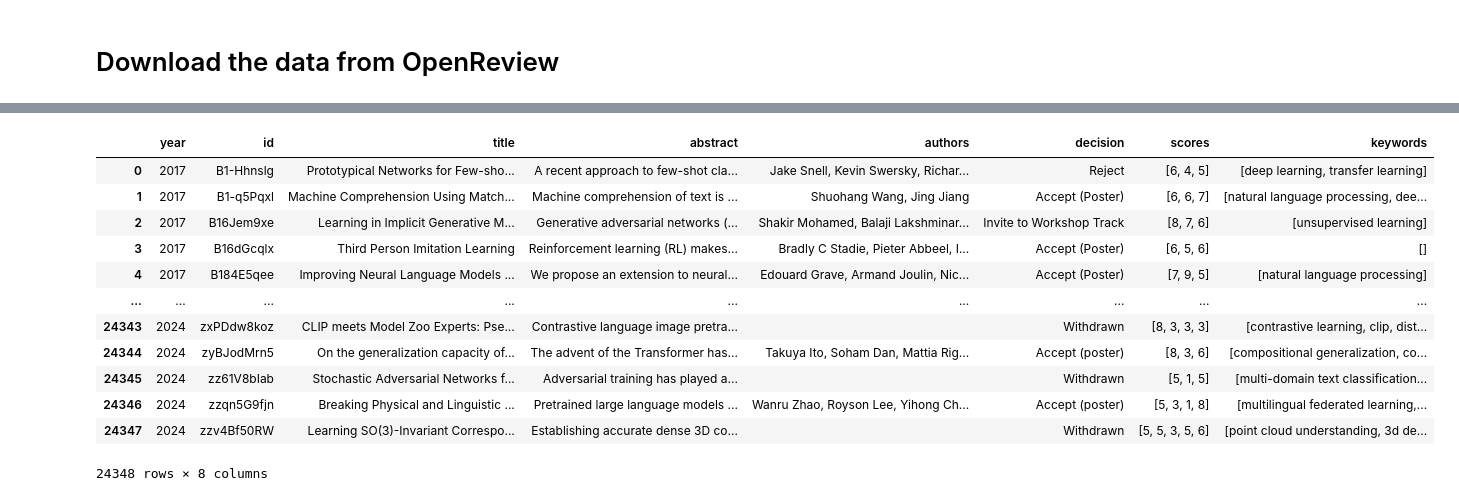
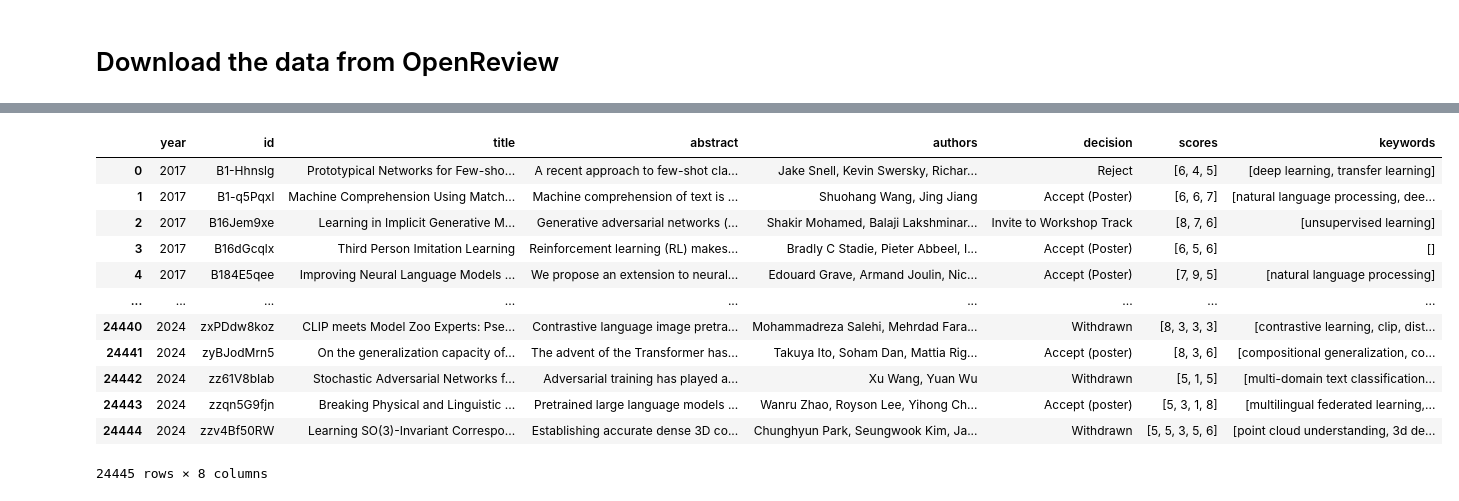
Before and after one commit to berenslab/iclr-dataset, a Jupyter notebook: scripts/01-dk-scrape-openreview.ipynb, the cells around one changed output, grey strips where cells are left out. Saved outputs shown, nothing was run; the diff lists cells and outputs as text; code cells hidden in the pictures.

```diff
--- a/scripts/01-dk-scrape-openreview.ipynb
+++ b/scripts/01-dk-scrape-openreview.ipynb
@@ -167,9 +171,6 @@ ax.set_ylim([5, 500]);
 # API cuts you off every 60 queries, then the code sleeps for 30 seconds
 
 for num, forum_id in enumerate(iclr.id):
-    if iclr.decision[num] == 'Desk rejected':
-        continue
-
     if (num + 1) % 1000 == 0:
         print('*', end='')
     elif (num + 1) % 100 == 0:
@@ -212,23 +213,25 @@ for num, forum_id in enumerate(iclr.id):
         else:
             print(f'No decision found: {num}, {forum_id}')
 
-    if iclr.decision[num] != 'Desk rejected':
-        scores = []
-        for i in range(len(json['notes'])):
-            if ((year < 2023) and (year != 2022)) or (year >= 2024):
-                score_field = 'rating'
+    scores = []
+    for i in range(len(json['notes'])):
+        if ((year < 2023) and (year != 2022)) or (year >= 2024):
+            score_field = 'rating'
+        else:
+            score_field = 'recommendation'
+        if score_field in json['notes'][i]['content']:
+            if year < 2024:
+                score = int(json['notes'][i]['content'][score_field].split(':')[0])
             else:
-                score_field = 'recommendation'
-            if score_field in json['notes'][i]['content']:
-                if year < 2024:
-                    score = int(json['notes'][i]['content'][score_field].split(':')[0])
-                else:
-                    score = int(json['notes'][i]['content'][score_field]['value'].split(':')[0])
-                scores.append(score)
-        iclr.at[num, 'scores'] = scores
+                score = int(json['notes'][i]['content'][score_field]['value'].split(':')[0])
+            scores.append(score)
+    iclr.at[num, 'scores'] = scores
 
 print('')
 
-iclr.to_parquet('../data/iclr24v2.parquet')
+# Sort alphabetically by id within year
+iclr = iclr.sort_values(by=['year', 'id']).reset_index(drop=True)
+
+iclr.to_parquet('../data/iclr24v2a.parquet')
 # %% [output]
 .........*.........*.........*.........*.........*.........*.........*.........*.........*.........*.........*.........*.........*.........*.........*.........*.........*.........*.........*.........* ...
@@ -300,22 +309,16 @@ iclr[avScores >= 9]
 # %%
-# Sort alphabetically by id within year
-
-iclr = iclr.sort_values(by=['year', 'id']).reset_index(drop=True)
-
-iclr.to_parquet('../data/iclr24v2.parquet')
-
 iclr
 # %% [output]
 |  | year | id | title | abstract | authors | decision | scores | keywords |
 | 0 | 2017 | B1-Hhnslg | Prototypical Networks for Few-sho... | A recent approach to few-shot cla... | Jake Snell, Kevin Swersky, Richar... | Reject | [6, 4, 5] | [deep learning, transfer learning] |
 | 1 | 2017 | B1-q5Pqxl | Machine Comprehension Using Match... | Machine comprehension of text is ... | Shuohang Wang, Jing Jiang | Accept (Poster) | [6, 6, 7] | [natural language processing, dee... |
 | 2 | 2017 | B16Jem9xe | Learning in Implicit Generative M... | Generative adversarial networks (... | Shakir Mohamed, Balaji Lakshminar... | Invite to Workshop Track | [8, 7, 6] | [unsupervised learning] |
 | 3 | 2017 | B16dGcqlx | Third Person Imitation Learning | Reinforcement learning (RL) makes... | Bradly C Stadie, Pieter Abbeel, I... | Accept (Poster) | [6, 5, 6] | [] |
 | 4 | 2017 | B184E5qee | Improving Neural Language Models ... | We propose an extension to neural... | Edouard Grave, Armand Joulin, Nic... | Accept (Poster) | [7, 9, 5] | [natural language processing] |
 | ... | ... | ... | ... | ... | ... | ... | ... | ... |
-| 24343 | 2024 | zxPDdw8koz | CLIP meets Model Zoo Experts: Pse... | Contrastive language image pretra... |  | Withdrawn | [8, 3, 3, 3] | [contrastive learning, clip, dist... |
-| 24344 | 2024 | zyBJodMrn5 | On the generalization capacity of... | The advent of the Transformer has... | Takuya Ito, Soham Dan, Mattia Rig... | Accept (poster) | [8, 3, 6] | [compositional generalization, co... |
-| 24345 | 2024 | zz61V8bIab | Stochastic Adversarial Networks f... | Adversarial training has played a... |  | Withdrawn | [5, 1, 5] | [multi-domain text classification... |
-| 24346 | 2024 | zzqn5G9fjn | Breaking Physical and Linguistic ... | Pretrained large language models ... | Wanru Zhao, Royson Lee, Yihong Ch... | Accept (poster) | [5, 3, 1, 8] | [multilingual federated learning,... |
-| 24347 | 2024 | zzv4Bf50RW | Learning SO(3)-Invariant Correspo... | Establishing accurate dense 3D co... |  | Withdrawn | [5, 5, 3, 5, 6] | [point cloud understanding, 3d de... |
+| 24440 | 2024 | zxPDdw8koz | CLIP meets Model Zoo Experts: Pse... | Contrastive language image pretra... | Mohammadreza Salehi, Mehrdad Fara... | Withdrawn | [8, 3, 3, 3] | [contrastive learning, clip, dist... |
+| 24441 | 2024 | zyBJodMrn5 | On the generalization capacity of... | The advent of the Transformer has... | Takuya Ito, Soham Dan, Mattia Rig... | Accept (poster) | [8, 3, 6] | [compositional generalization, co... |
+| 24442 | 2024 | zz61V8bIab | Stochastic Adversarial Networks f... | Adversarial training has played a... | Xu Wang, Yuan Wu | Withdrawn | [5, 1, 5] | [multi-domain text classification... |
+| 24443 | 2024 | zzqn5G9fjn | Breaking Physical and Linguistic ... | Pretrained large language models ... | Wanru Zhao, Royson Lee, Yihong Ch... | Accept (poster) | [5, 3, 1, 8] | [multilingual federated learning,... |
+| 24444 | 2024 | zzv4Bf50RW | Learning SO(3)-Invariant Correspo... | Establishing accurate dense 3D co... | Chunghyun Park, Seungwook Kim, Ja... | Withdrawn | [5, 5, 3, 5, 6] | [point cloud understanding, 3d de... |
-24348 rows × 8 columns
+24445 rows × 8 columns
```
Also changed, not shown: parts of 6 cells of this notebook, 1 other file.
